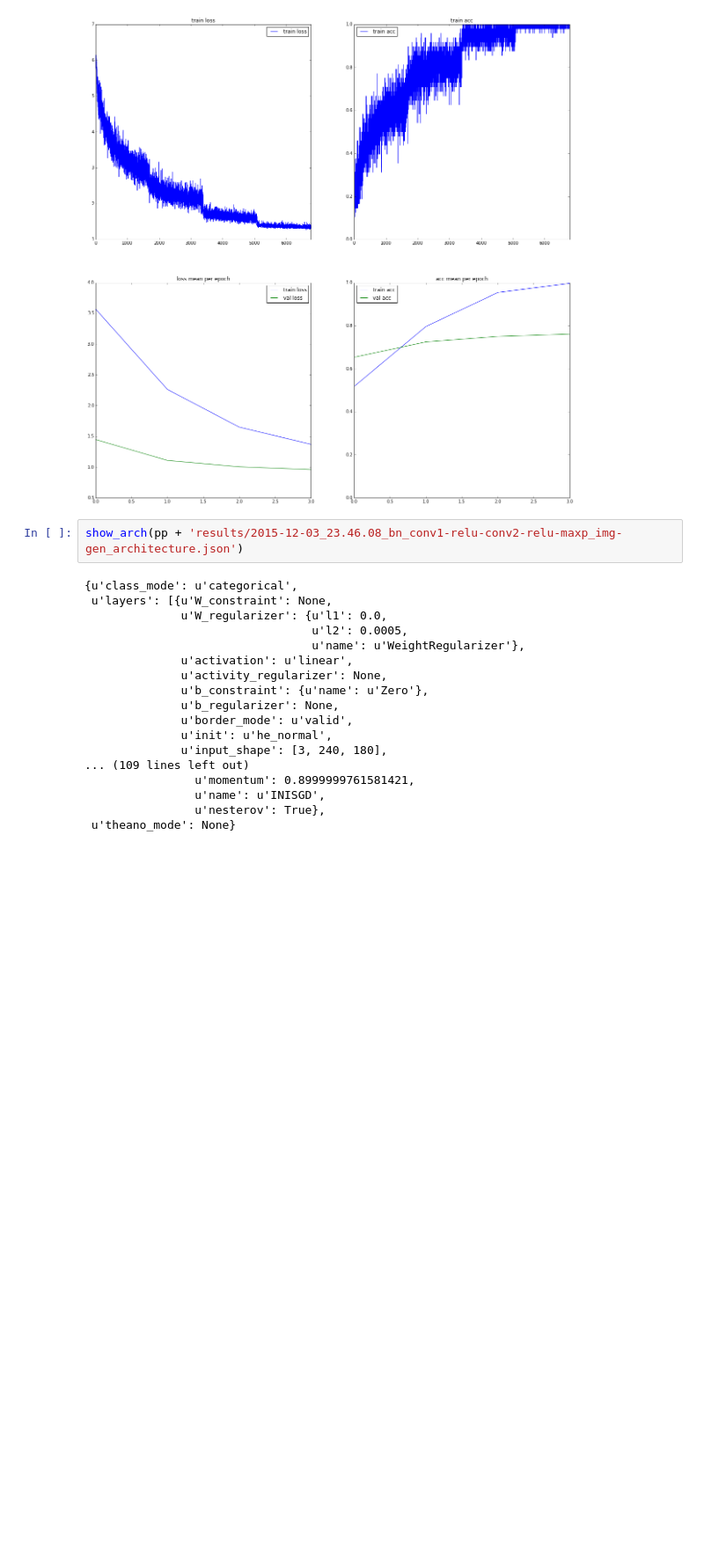
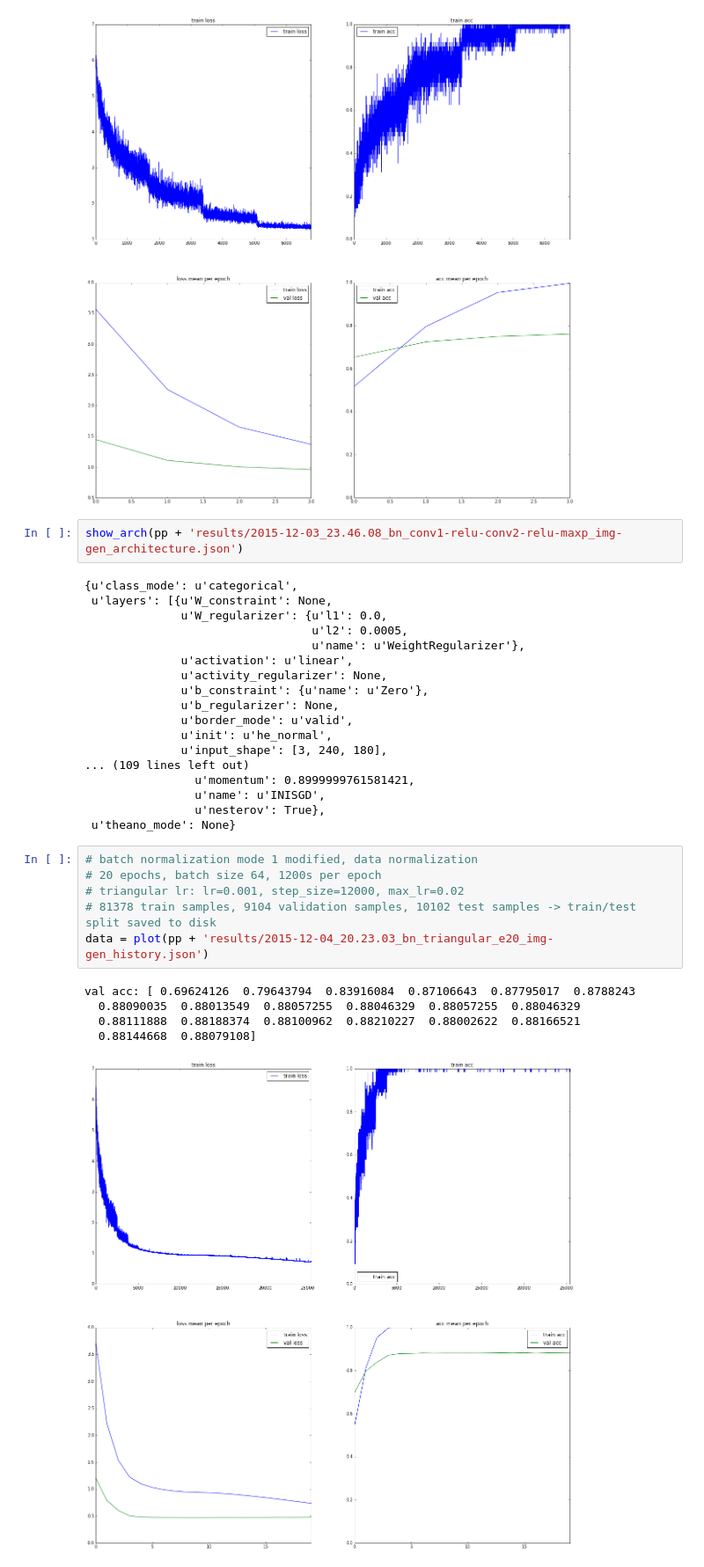
Before and after one commit to marcuniq/ini_caltech101, a Jupyter notebook: iPython Notebooks/Results visualization - every step.ipynb, the cells around one changed output. Shown at 88% size. Drawn from its saved outputs; the diff is of its cells as text; blank space fills up the shorter version.

Commit message:
experiment: bn triangular 20 epochs; 88% val acc

```diff
--- a/iPython Notebooks/Results visualization - every step.ipynb
+++ b/iPython Notebooks/Results visualization - every step.ipynb
@@ -430,3 +455,15 @@ show_arch(pp + 'results/2015-12-03_23.46.08_bn_conv1-relu-conv2-relu-maxp_img-ge
                 u'name': u'INISGD',
                 u'nesterov': True},
  u'theano_mode': None}
+# %%
+# batch normalization mode 1 modified, data normalization
+# 20 epochs, batch size 64, 1200s per epoch
+# triangular lr: lr=0.001, step_size=12000, max_lr=0.02
+# 81378 train samples, 9104 validation samples, 10102 test samples -> train/test split saved to disk
+data = plot(pp + 'results/2015-12-04_20.23.03_bn_triangular_e20_img-gen_history.json')
+# %% [output]
+val acc: [ 0.69624126  0.79643794  0.83916084  0.87106643  0.87795017  0.8788243
+  0.88090035  0.88013549  0.88057255  0.88046329  0.88057255  0.88046329
+  0.88111888  0.88188374  0.88100962  0.88210227  0.88002622  0.88166521
+  0.88144668  0.88079108]
+[figure, added]
```
Also changed, not shown: parts of 16 cells of this notebook, 4 other files.
